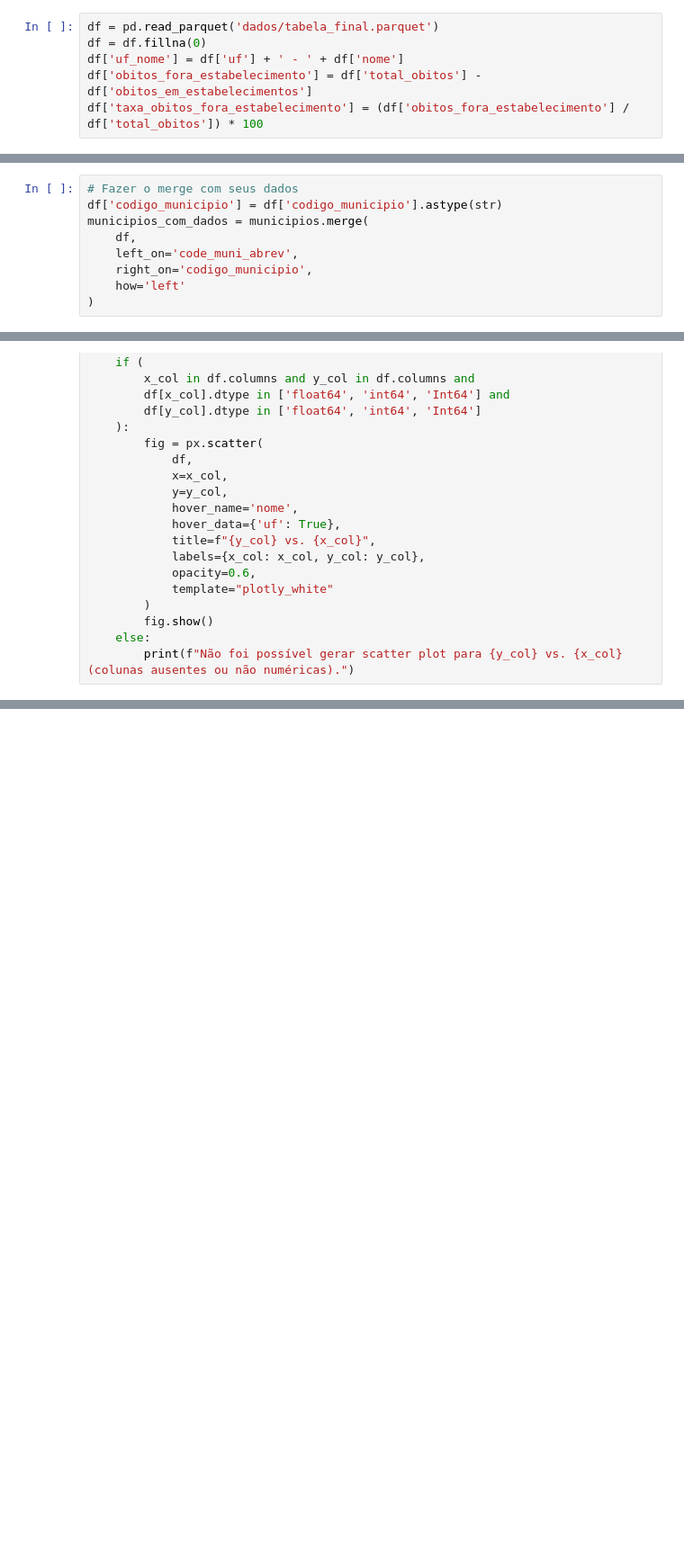
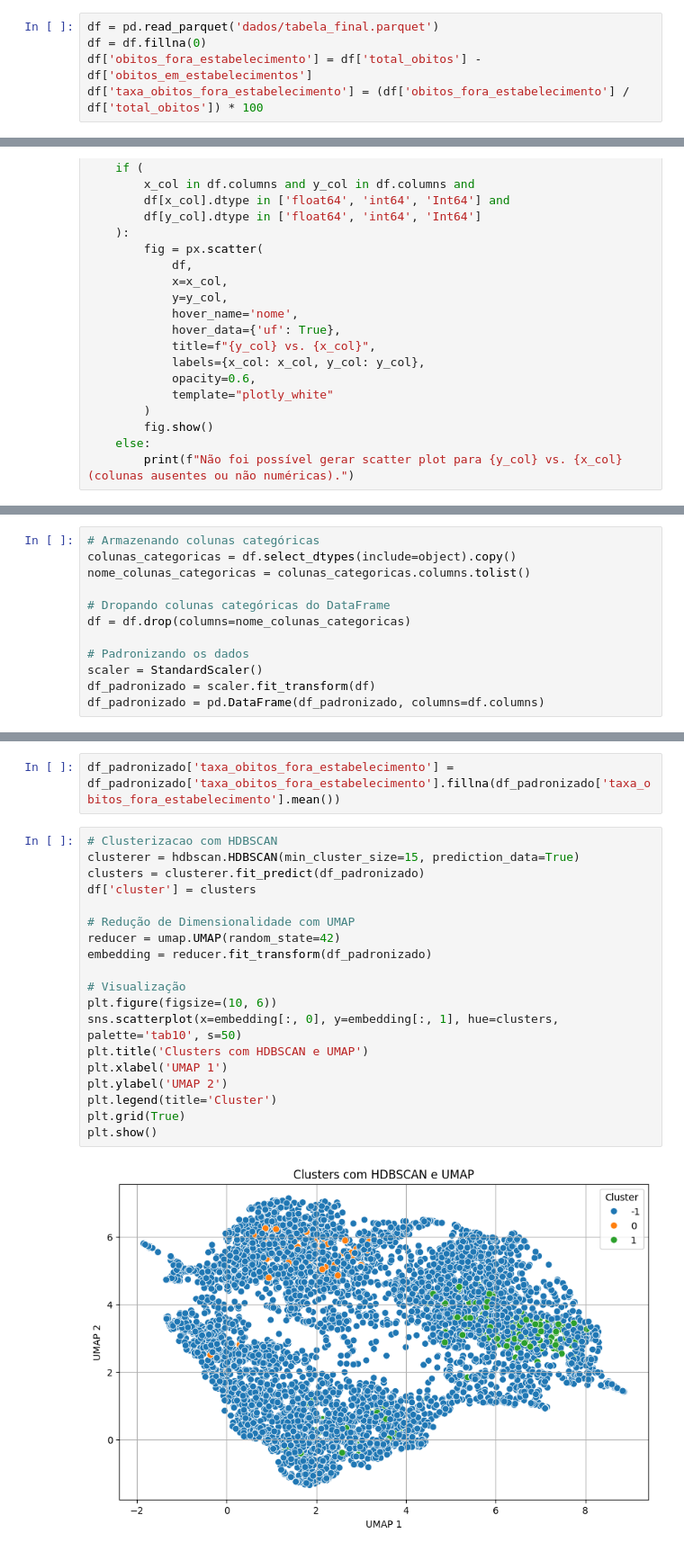
Before and after one commit to guilhermecanfield/projeto_tcc, a Jupyter notebook: notebook/eda.ipynb, the cells around one changed output, grey strips where cells are left out. Shown at 90% size. Cells and saved outputs as stored; diff of their text form; blank space fills up the shorter version.

```diff
--- a/notebook/eda.ipynb
+++ b/notebook/eda.ipynb
@@ -26,6 +17,5 @@ import matplotlib.pyplot as plt
 # %%
 df = pd.read_parquet('dados/tabela_final.parquet')
 df = df.fillna(0)
-df['uf_nome'] = df['uf'] + ' - ' + df['nome']
 df['obitos_fora_estabelecimento'] = df['total_obitos'] - df['obitos_em_estabelecimentos']
 df['taxa_obitos_fora_estabelecimento'] = (df['obitos_fora_estabelecimento'] / df['total_obitos']) * 100
@@ -151,9 +21,0 @@ NameError: name 'df' is not defined
-# %%
-# Fazer o merge com seus dados
-df['codigo_municipio'] = df['codigo_municipio'].astype(str)
-municipios_com_dados = municipios.merge(
-    df,
-    left_on='code_muni_abrev',
-    right_on='codigo_municipio',
-    how='left'
-)
@@ -547,0 +223,12 @@ print(obitos_por_estab.head(5))
+# %%
+# Armazenando colunas categóricas
+colunas_categoricas = df.select_dtypes(include=object).copy()
+nome_colunas_categoricas = colunas_categoricas.columns.tolist()
+
+# Dropando colunas categóricas do DataFrame
+df = df.drop(columns=nome_colunas_categoricas)
+
+# Padronizando os dados
+scaler = StandardScaler()
+df_padronizado = scaler.fit_transform(df)
+df_padronizado = pd.DataFrame(df_padronizado, columns=df.columns)
@@ -547,0 +279,23 @@ print(obitos_por_estab.head(5))
+# %%
+df_padronizado['taxa_obitos_fora_estabelecimento'] = df_padronizado['taxa_obitos_fora_estabelecimento'].fillna(df_padronizado['taxa_obitos_fora_estabelecimento'].mean())
+# %%
+# Clusterizacao com HDBSCAN
+clusterer = hdbscan.HDBSCAN(min_cluster_size=15, prediction_data=True)
+clusters = clusterer.fit_predict(df_padronizado)
+df['cluster'] = clusters
+
+# Redução de Dimensionalidade com UMAP
+reducer = umap.UMAP(random_state=42)
+embedding = reducer.fit_transform(df_padronizado)
+
+# Visualização
+plt.figure(figsize=(10, 6))
+sns.scatterplot(x=embedding[:, 0], y=embedding[:, 1], hue=clusters, palette='tab10', s=50)
+plt.title('Clusters com HDBSCAN e UMAP')
+plt.xlabel('UMAP 1')
+plt.ylabel('UMAP 2')
+plt.legend(title='Cluster')
+plt.grid(True)
+plt.show()
+# %% [output]
+[figure, added]
```
Also changed, not shown: parts of 33 cells of this notebook, 5 other files.
